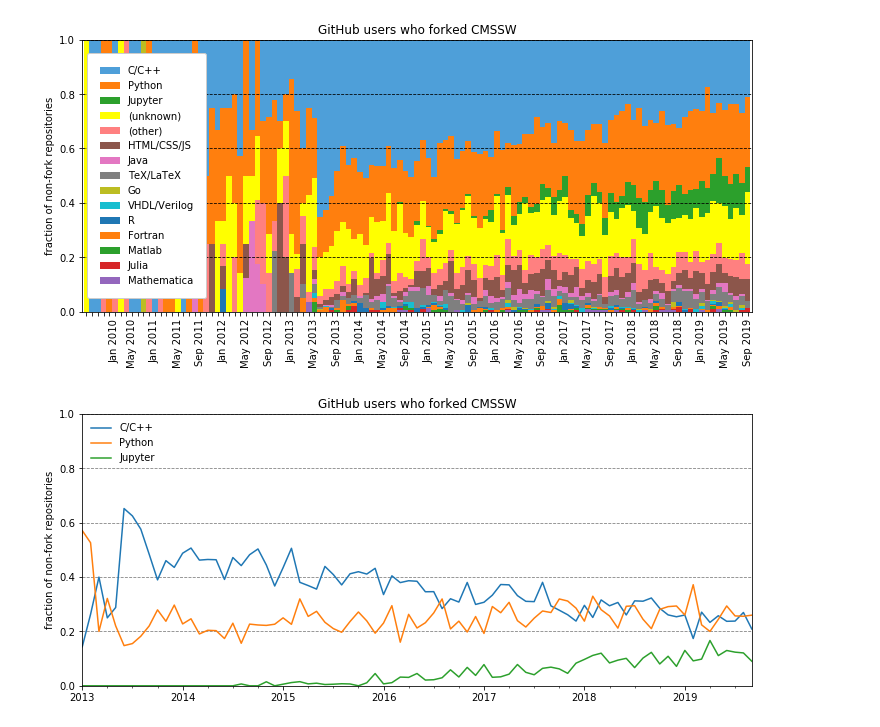
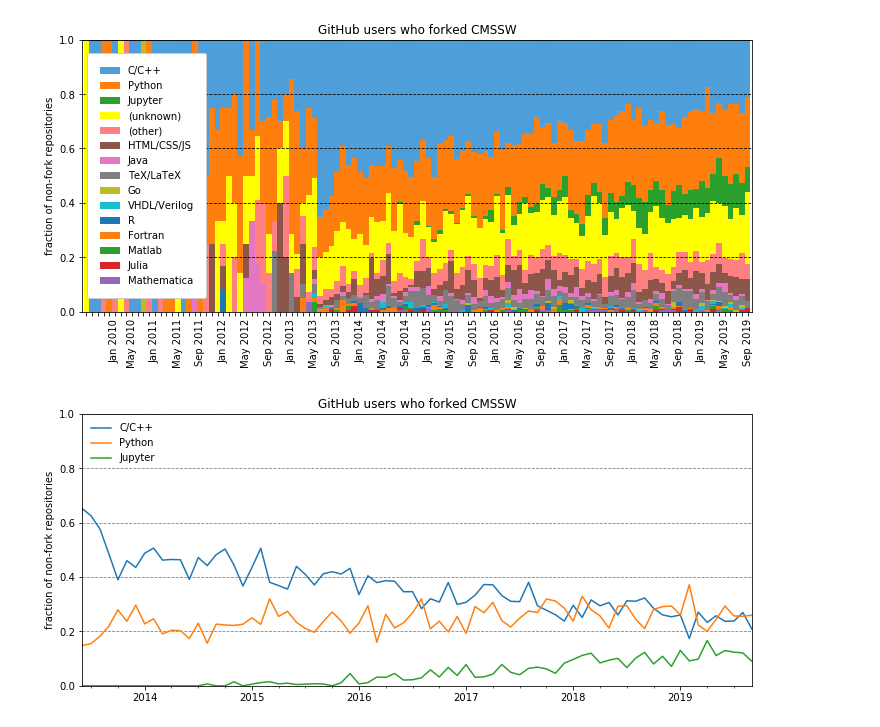
Before and after one commit to jpivarski-talks/2019-10-17-pyhep-awkward, a Jupyter notebook: analysis.ipynb, the cells around one changed output. Cells and saved outputs as stored; diff of their text form; code cells hidden in the pictures.

```diff
--- a/analysis.ipynb
+++ b/analysis.ipynb
@@ -295,13 +295,13 @@ ax.get_figure().savefig("github-fraction.pdf")
 # %%
 ax = summary2[["C/C++", "Python", "Jupyter"]].plot(figsize=(12, 5))
 ax.yaxis.grid(color="gray", linestyle="--")
 matplotlib.pyplot.xlabel("")
 matplotlib.pyplot.ylabel("fraction of non-fork repositories")
 matplotlib.pyplot.title("GitHub users who forked CMSSW")
 ax.set_ylim((0, 1))
-ax.set_xlim((516, 596))
+ax.set_xlim((521, 596))
 ax.legend(loc="upper left", frameon=False)
 ax.get_figure().savefig("github-simplefraction.png")
 ax.get_figure().savefig("github-simplefraction.pdf")
 # %% [output]
-[figure, old version]
+[figure, new version]
```
Also changed, not shown: parts of 3 cells of this notebook, 9 other files.
